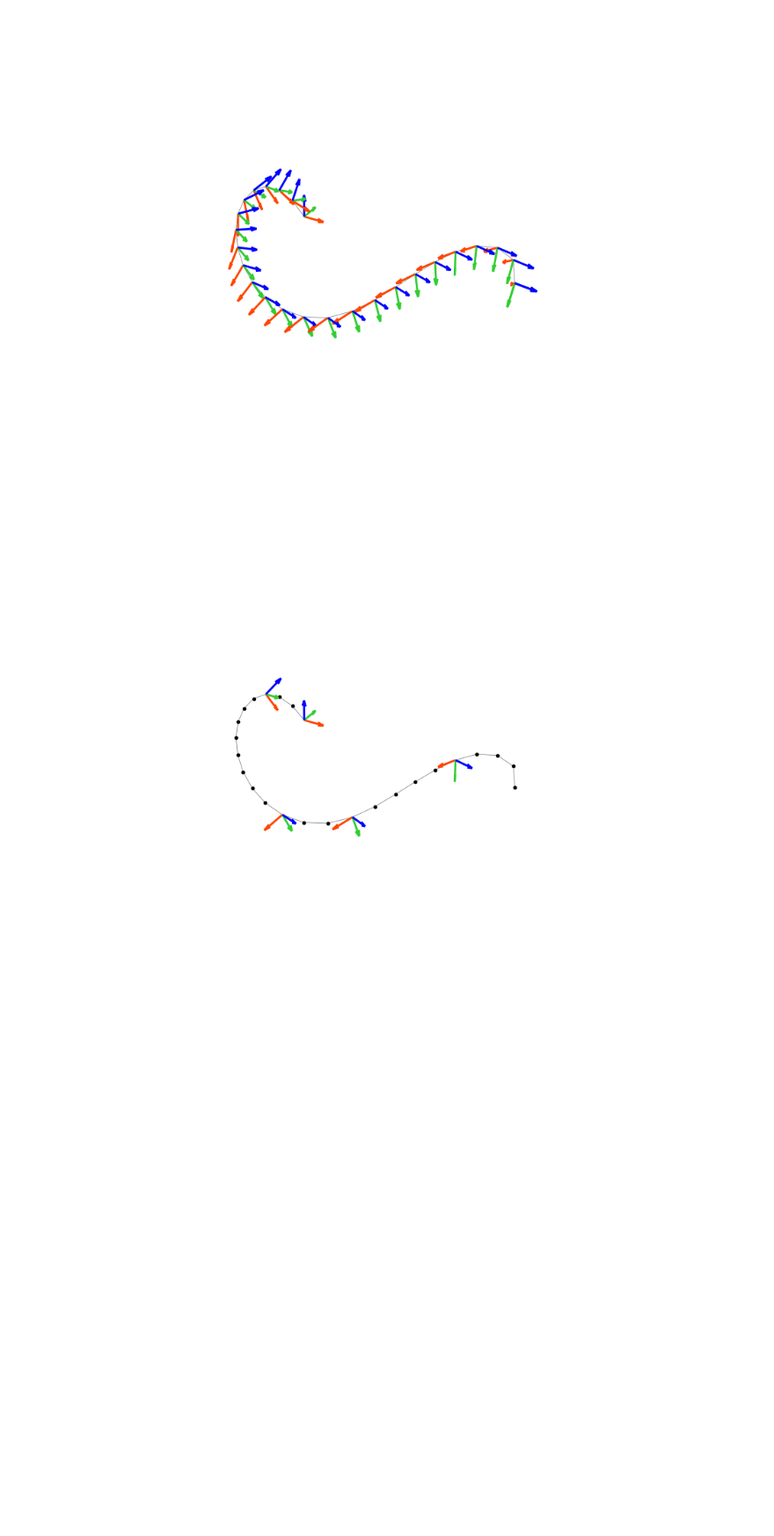
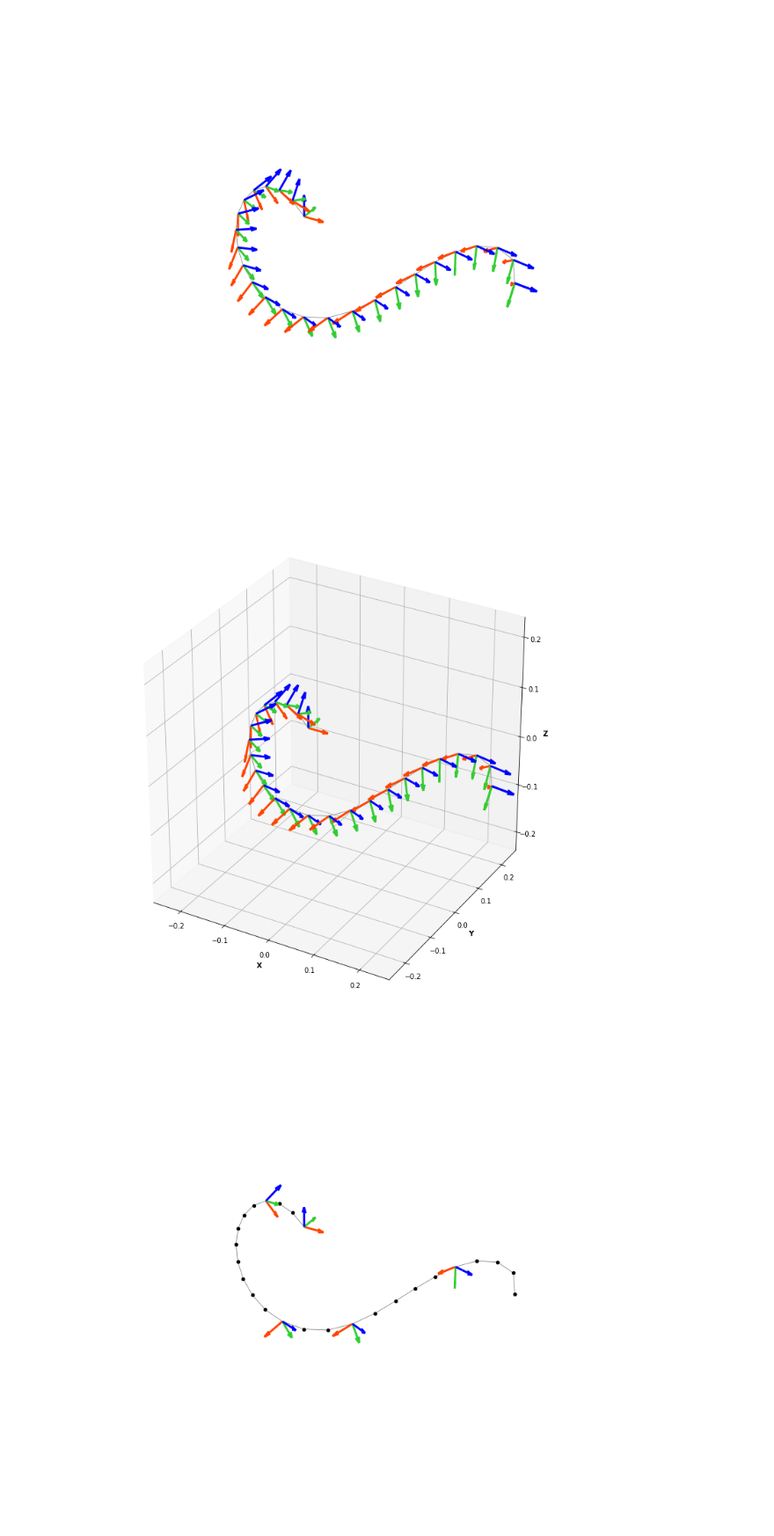
Before and after one commit to ssharma1991/5ss-platform-path-synthesis, a Jupyter notebook: mixed_synth/2. Autoencoder/5_inference.ipynb, the cells around one changed output. Shown at 88% size. Cells and saved outputs as stored; diff of their text form; code cells hidden in the pictures; blank space fills up the shorter version.

Commit message:
feat: created some visualizations for paper

```diff
--- a/mixed_synth/2. Autoencoder/5_inference.ipynb
+++ b/mixed_synth/2. Autoencoder/5_inference.ipynb
@@ -193,6 +191,14 @@ plt.axis('off')
 plt.show()
 # %% [output]
 [figure]
+# %%
+index=249 #6,179, 249
+fig = plt.figure(figsize=2.5*plt.figaspect(1))
+ax = fig.add_subplot(1, 1, 1, projection='3d')
+plotMotion(cplr_true[index][:,0:3], cplr_true[index][:,3:8], ax, .23, scale=.2)
+plt.tight_layout()
+# %% [output]
+[figure, added]
 # %%
 def plotMotionPartial(Pts, Orient, mask, ax, limit, color = 'gray', scale=.1):
     plotPath(Pts, ax, limit, color)
```
Also changed, not shown: parts of 2 cells of this notebook, 1 other file.
